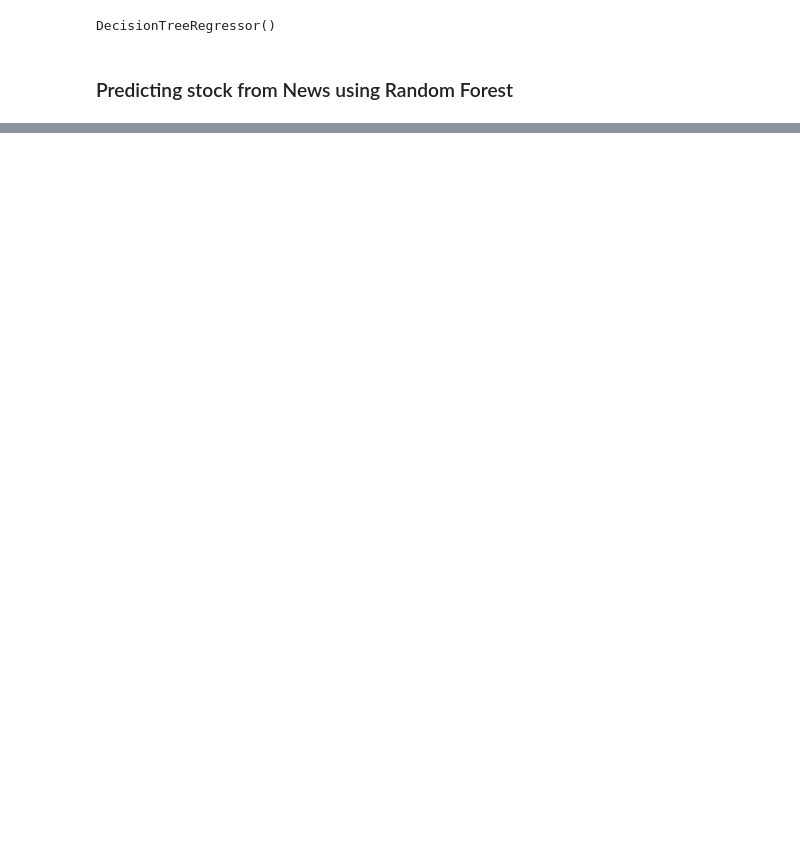
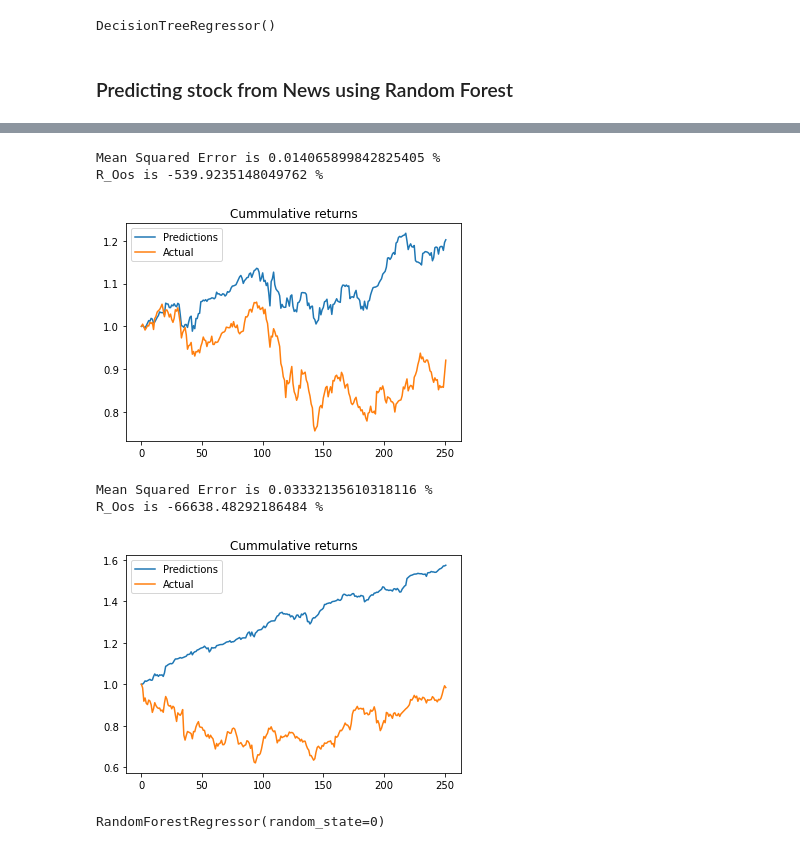
Before and after one commit to mike-explosion/NLP_for_tech_sector_companies, a Jupyter notebook: NLP_Stock_Predictions.ipynb, the cells around one changed output, grey strips where cells are left out. Cells and saved outputs as stored; diff of their text form; code cells hidden in the pictures; blank space fills up the shorter version.

```diff
--- a/NLP_Stock_Predictions.ipynb
+++ b/NLP_Stock_Predictions.ipynb
@@ -81,9 +78,12 @@ df_weekly_Appl = df_weekly_Appl[1:]
 SNP500_data['returns'] = SNP500_data['Close'].pct_change()
 SNP500_data['cum_returns']=SNP500_data['returns'].cumsum()
 SNP500_data['Date'] = pd.to_datetime(SNP500_data['Date'])
+SNP500_data.set_index('Date',inplace=True)
 DJI_data['returns'] = DJI_data['Close'].pct_change()
 DJI_data['cum_returns']=DJI_data['returns'].cumsum()
 DJI_data['Date'] = pd.to_datetime(DJI_data['Date'])
+DJI_data.set_index('Date',inplace=True)
+
 
 DJI_news['Date'] = pd.to_datetime(DJI_news['Date'])
 # %% [output]
@@ -284,0 +309,3 @@ KeyError: ('Top1', 'Top2', 'Top3', 'Top4')
+# %%
+DJI_news_compound_scores = sentiment_dataframe(DJI_news,25)
+DJI_news_compound_scores
@@ -284,0 +327,16 @@ KeyError: ('Top1', 'Top2', 'Top3', 'Top4')
+# %%
+dataset_start = '2008-08-08'
+dataset_end = '2016-07-02'
+
+df_Msft_trim = df_weekly_Msft[(dataset_start <= df_weekly_Msft.index) & (df_weekly_Msft.index < dataset_end)]
+df_Appl_trim = df_weekly_Appl[(dataset_start <= df_weekly_Appl.index) & (df_weekly_Appl.index < dataset_end)]
+df_SNP500_trim = SNP500_data[(dataset_start <= SNP500_data.index) & (SNP500_data.index < dataset_end)]
+df_DJI_trim = DJI_data[(dataset_start <= DJI_data.index) & (DJI_data.index < dataset_end)]
+# %%
+Dataset_final = DJI_news_compound_scores
+Dataset_final['Apple compound'] = df_Appl_trim['compound']
+Dataset_final['Msft compound'] = df_Msft_trim['compound']
+Dataset_final['DJI returns'] = df_DJI_trim['returns']
+Dataset_final['S&P 500 returns'] = df_SNP500_trim['returns']
+Dataset_final['Apple returns'] = df_Appl_trim['returns']
+Dataset_final['Microsoft returns'] = df_Msft_trim['returns']
@@ -284,0 +360,16 @@ KeyError: ('Top1', 'Top2', 'Top3', 'Top4')
+# %%
+X_Ms,y_Ms = Dataset_final.drop(['Microsoft returns'],axis=1),Dataset_final['Microsoft returns']
+
+random_forest_nlp(X_Ms,y_Ms,'2008-08-08','2009-12-04','2010-12-04')
+
+X_App,y_App = Dataset_final.drop(['Apple returns'],axis=1),Dataset_final['Apple returns']
+
+random_forest_nlp(X_App,y_App,'2009-12-01','2012-12-04','2013-12-04')
+# %% [output]
+Mean Squared Error is 0.014065899842825405 %
+R_Oos is -539.9235148049762 %
+[figure, added]
+Mean Squared Error is 0.03332135610318116 %
+R_Oos is -66638.48292186484 %
+[figure, added]
+RandomForestRegressor(random_state=0)
```
Also changed, not shown: parts of 23 cells of this notebook.
